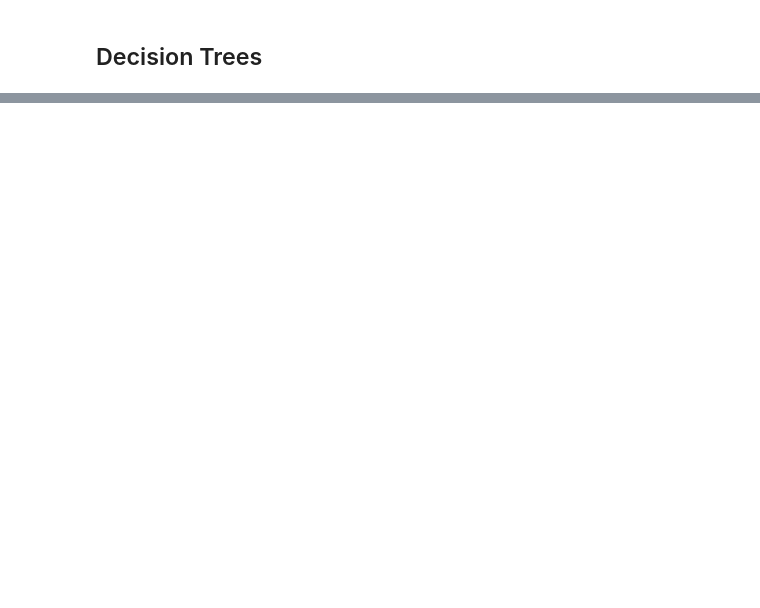
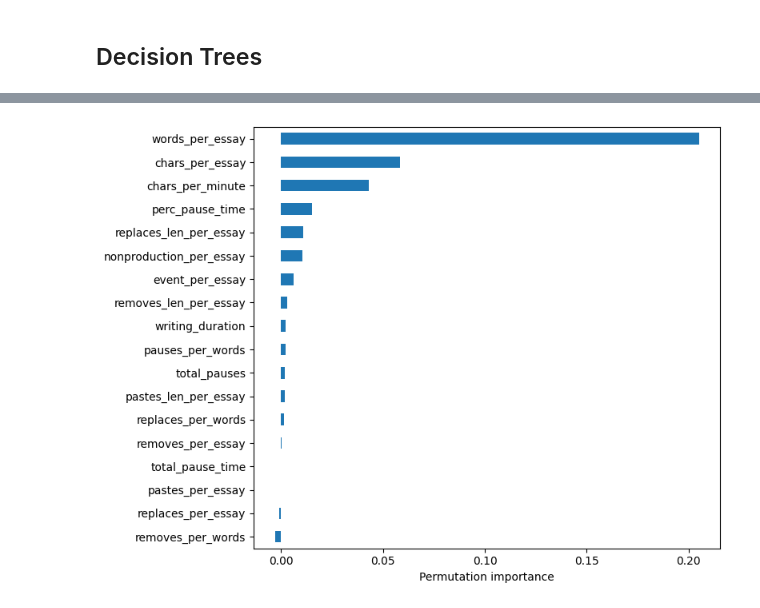
Before and after one commit to KsiazekPatryk/Machine-Learning---Preliminary-Data-Analysis, a Jupyter notebook: 6)Tree-Based-Models.ipynb, the cells around one changed output, grey strips where cells are left out. Cells and saved outputs as stored; diff of their text form; code cells hidden in the pictures; blank space fills up the shorter version.

```diff
--- a/6)Tree-Based-Models.ipynb
+++ b/6)Tree-Based-Models.ipynb
@@ -53,0 +134,9 @@ NameError: name 'regr' is not defined
+# %%
+model = HistGradientBoostingRegressor(
+    max_iter=100,
+    max_leaf_nodes=15,
+    learning_rate=0.1,
+    random_state=42
+)
+# %%
+model.fit(X_train, y_train)
@@ -53,0 +152,14 @@ NameError: name 'regr' is not defined
+# %%
+importance = permutation_importance(
+    model,
+    X_test,
+    y_test,
+    n_repeats=5,
+    random_state=42,
+    scoring="neg_root_mean_squared_error"
+)
+# %%
+feat_imp = pd.Series(
+    importance.importances_mean,
+    index=X_test.columns
+).sort_values(ascending=True)
@@ -53,0 +188,7 @@ NameError: name 'regr' is not defined
+# %%
+feat_imp.plot(kind="barh", figsize=(8, 6))
+plt.xlabel("Permutation importance")
+plt.tight_layout()
+plt.show()
+# %% [output]
+[figure, added]
```
Also changed, not shown: parts of 18 cells of this notebook.
